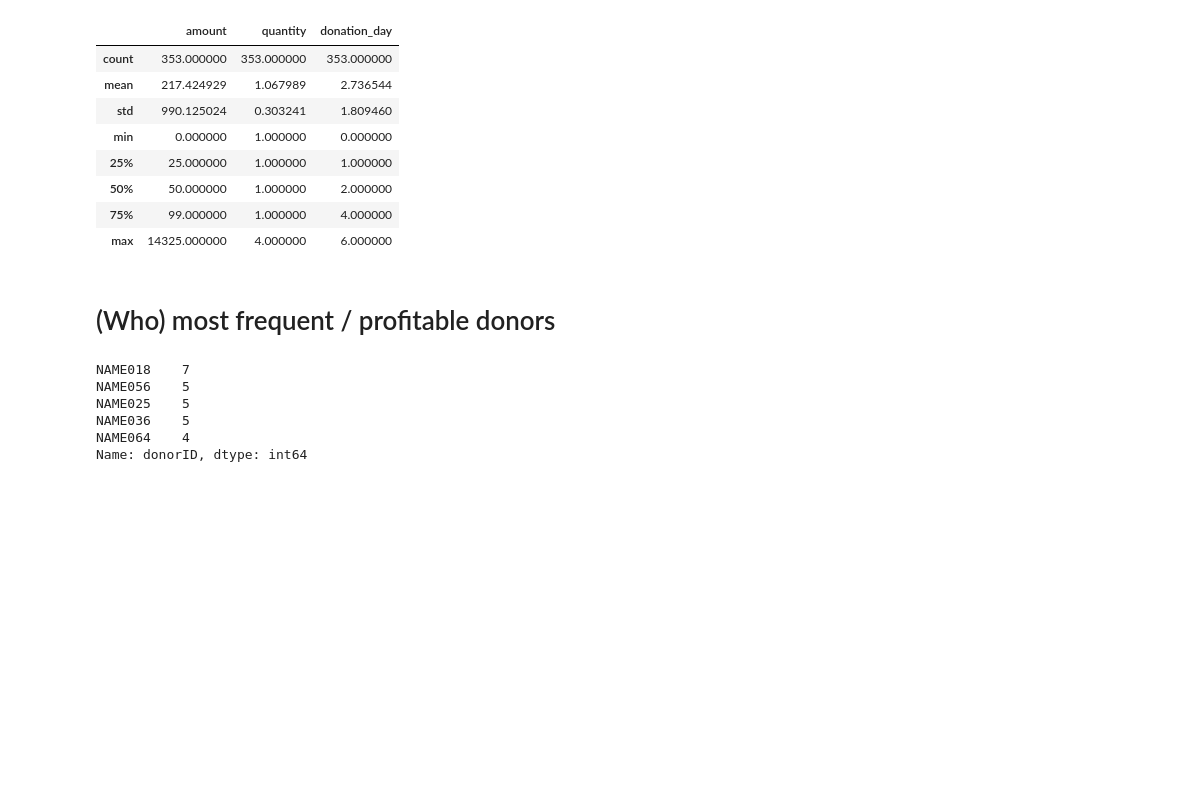
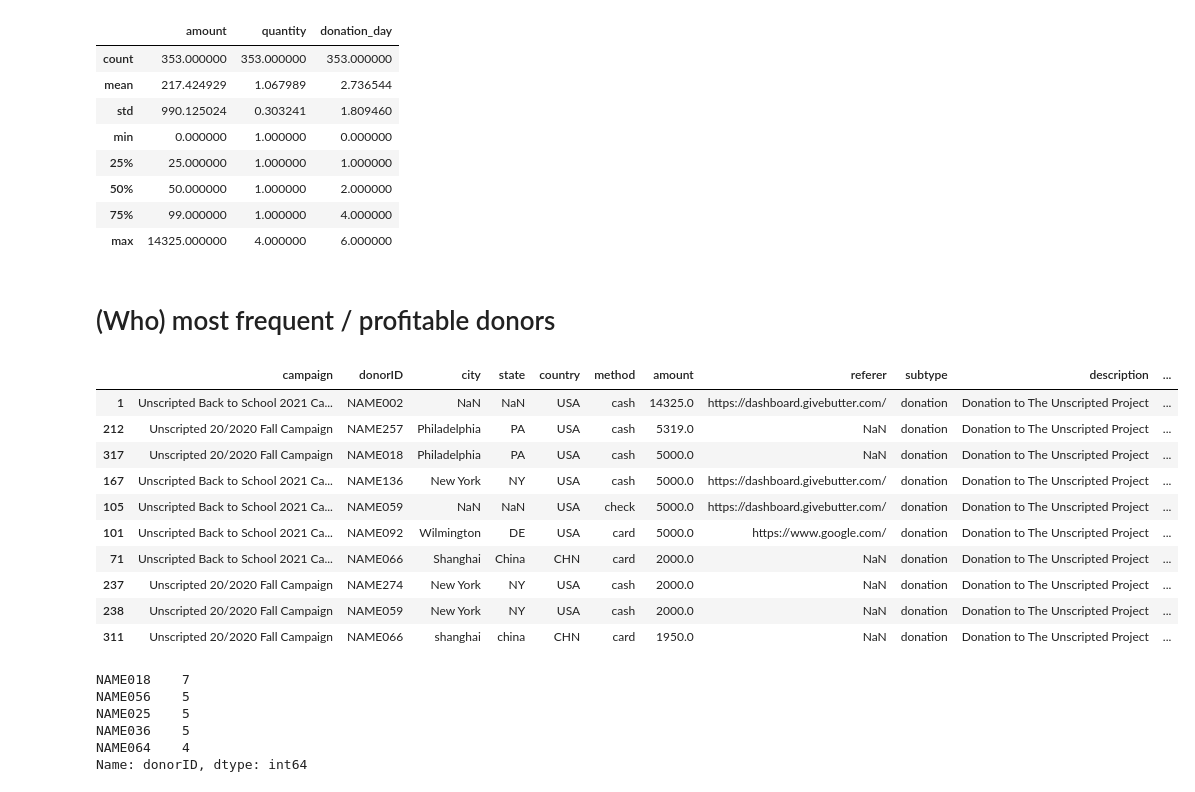
Before and after one commit to wcrowley342/Donordata, a Jupyter notebook: Donation_Data_Analysis.ipynb, the cells around one changed output. Drawn from its saved outputs; the diff is of its cells as text; code cells hidden in the pictures; blank space fills up the shorter version.

```diff
--- a/Donation_Data_Analysis.ipynb
+++ b/Donation_Data_Analysis.ipynb
@@ -175,6 +175,22 @@ donations.describe()
 # %% [markdown]
 
 # (Who) most frequent / profitable donors
+# %%
+#top10 biggest donations
+biggest_donations = donations.sort_values("amount", ascending = False)
+biggest_donations.head(10)
+# %% [output]
+|  | campaign | donorID | city | state | country | method | amount | referer | subtype | description | ... |
+| 1 | Unscripted Back to School 2021 Ca... | NAME002 | NaN | NaN | USA | cash | 14325.0 | https://dashboard.givebutter.com/ | donation | Donation to The Unscripted Project | ... |
+| 212 | Unscripted 20/2020 Fall Campaign | NAME257 | Philadelphia | PA | USA | cash | 5319.0 | NaN | donation | Donation to The Unscripted Project | ... |
+| 317 | Unscripted 20/2020 Fall Campaign | NAME018 | Philadelphia | PA | USA | cash | 5000.0 | NaN | donation | Donation to The Unscripted Project | ... |
+| 167 | Unscripted Back to School 2021 Ca... | NAME136 | New York | NY | USA | cash | 5000.0 | https://dashboard.givebutter.com/ | donation | Donation to The Unscripted Project | ... |
+| 105 | Unscripted Back to School 2021 Ca... | NAME059 | NaN | NaN | USA | check | 5000.0 | https://dashboard.givebutter.com/ | donation | Donation to The Unscripted Project | ... |
+| 101 | Unscripted Back to School 2021 Ca... | NAME092 | Wilmington | DE | USA | card | 5000.0 | https://www.google.com/ | donation | Donation to The Unscripted Project | ... |
+| 71 | Unscripted Back to School 2021 Ca... | NAME066 | Shanghai | China | CHN | card | 2000.0 | NaN | donation | Donation to The Unscripted Project | ... |
+| 237 | Unscripted 20/2020 Fall Campaign | NAME274 | New York | NY | USA | cash | 2000.0 | NaN | donation | Donation to The Unscripted Project | ... |
+| 238 | Unscripted 20/2020 Fall Campaign | NAME059 | New York | NY | USA | cash | 2000.0 | NaN | donation | Donation to The Unscripted Project | ... |
+| 311 | Unscripted 20/2020 Fall Campaign | NAME066 | shanghai | china | CHN | card | 1950.0 | NaN | donation | Donation to The Unscripted Project | ... |
 # %%
 #top 5 donors based on numbers of donations
 donations['donorID'].value_counts()[:5]
```
Also changed, not shown: parts of 9 cells of this notebook.
